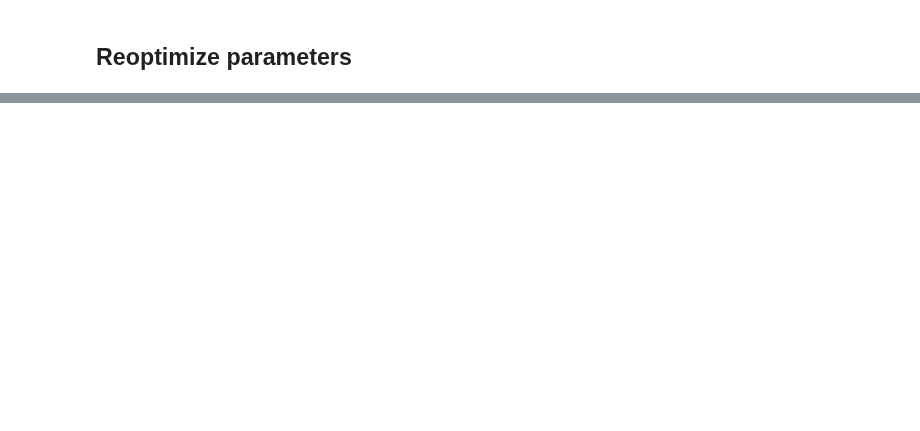
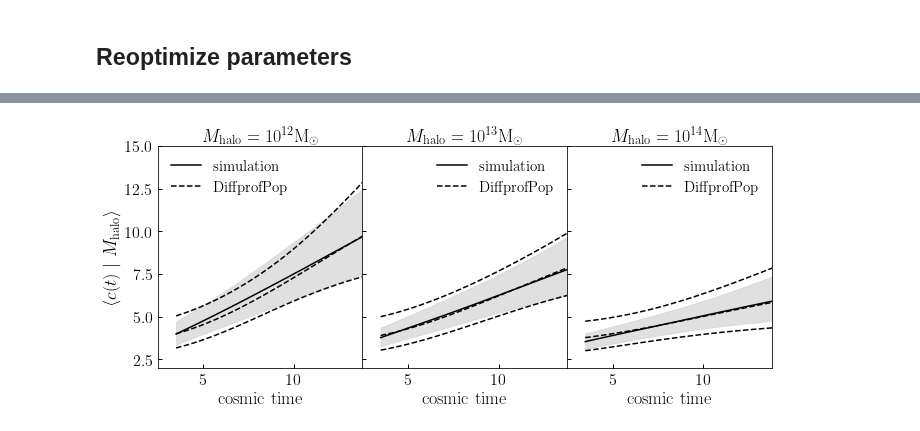
Before and after one commit to BaryonPasters/diffprof, a Jupyter notebook: notebooks/dev_refit_dpp_params.ipynb, the cells around one changed output, grey strips where cells are left out. Drawn from its saved outputs; the diff is of its cells as text; code cells hidden in the pictures; blank space fills up the shorter version.

Commit message:
Update pipeline to include upshot plot after training

```diff
--- a/notebooks/dev_refit_dpp_params.ipynb
+++ b/notebooks/dev_refit_dpp_params.ipynb
@@ -107,2 +130,43 @@ __=ax.plot(np.log10(loss_history))
 # %%
 np.save('new_p_best', p_best)
+# %%
+from diffprof.dpp_predictions import _get_preds_singlemass
+from jax import vmap
+
+_m = (None, 0, *[None]*4)
+_get_preds_multimass = jjit(vmap(_get_preds_singlemass, in_axes=_m))
+
+_preds = _get_preds_multimass(p_best, lgmhalo_targets, TARR_FIT, p50_targets, u_be_grid, u_lgtc_bl_grid)
+pred_avg_log_conc_p50, pred_avg_log_conc_lgm0, pred_std_log_conc_lgm0, pred_std_log_conc_p50 = _preds
+# %%
+fig, axes = plt.subplots(1, 3, sharex=True, sharey=True, figsize=(11, 4))
+(ax0, ax1, ax2) = axes
+fig.subplots_adjust(wspace=0, hspace=0)
+xlim = ax0.set_xlim(2.5, 13.75)
+ylim = ax0.set_ylim(2, 15)
+
+MHALO_LABELS = (r'$M_{\rm halo}=10^{12}{\rm M_{\odot}}$',
+          r'$M_{\rm halo}=10^{13}{\rm M_{\odot}}$',
+          r'$M_{\rm halo}=10^{14}{\rm M_{\odot}}$')
+for im, ax in enumerate(axes):
+
+    __=ax.plot(TARR_FIT, 10**target_avg_log_conc_lgm0[im, :], color='k', label=r'${\rm simulation}$')
+    __=ax.plot(TARR_FIT, 10**pred_avg_log_conc_lgm0[im, :], '--', color='k', label=r'${\rm DiffprofPop}$')
+
+    lgylo = target_avg_log_conc_lgm0[im, :] - target_std_log_conc_lgm0[im, :]
+    lgyhi = target_avg_log_conc_lgm0[im, :] + target_std_log_conc_lgm0[im, :]
+    __=ax.fill_between(TARR_FIT, 10**lgylo, 10**lgyhi, color='lightgray', alpha=0.7)
+
+    lgylo = pred_avg_log_conc_lgm0[im, :] - pred_std_log_conc_lgm0[im, :]
+    lgyhi = pred_avg_log_conc_lgm0[im, :] + pred_std_log_conc_lgm0[im, :]
+    __=ax.plot(TARR_FIT, 10**lgylo, '--', color='k')
+    __=ax.plot(TARR_FIT, 10**lgyhi, '--', color='k')
+
+    xlabel = ax.set_xlabel(r'${\rm cosmic\ time}$')
+    title = ax.set_title(MHALO_LABELS[im])
+    leg = ax.legend()
+ylabel = ax0.set_ylabel(r'$\langle c(t)\ \vert\ M_{\rm halo}\rangle$')
+
+# title = ax0.set_title(r'$10^{12}{\rm M_{\dot}}$')
+# %% [output]
+[figure, added]
```
Also changed, not shown: parts of 9 cells of this notebook, 1 other file.
